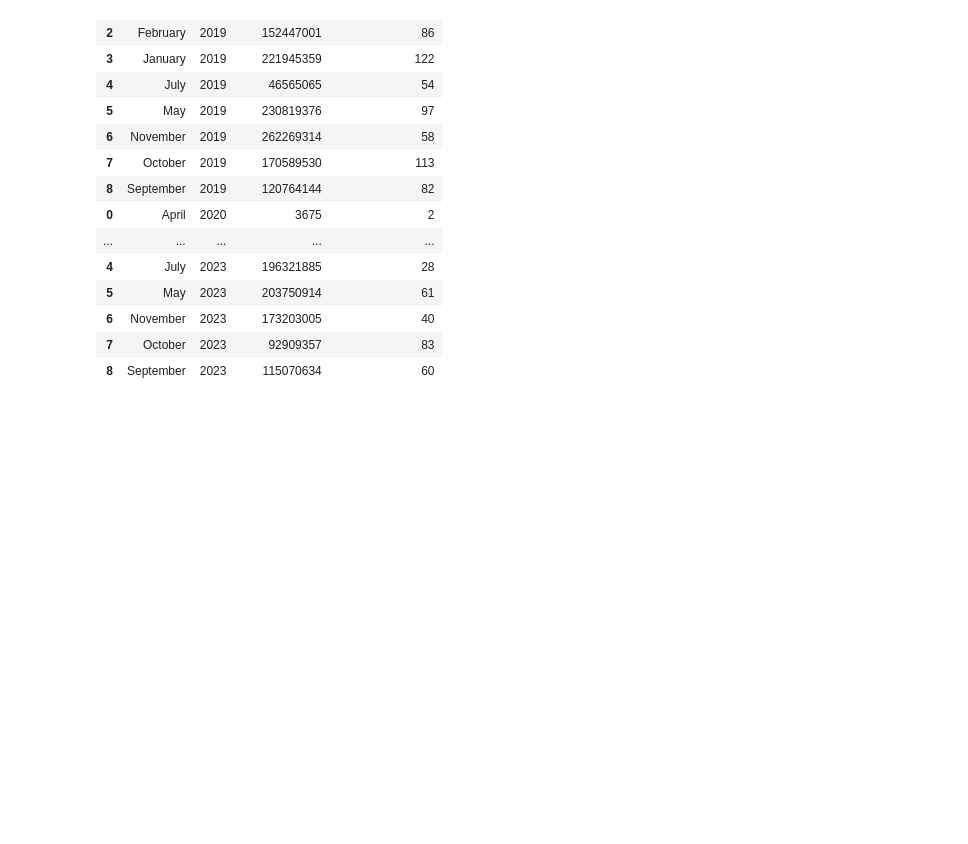
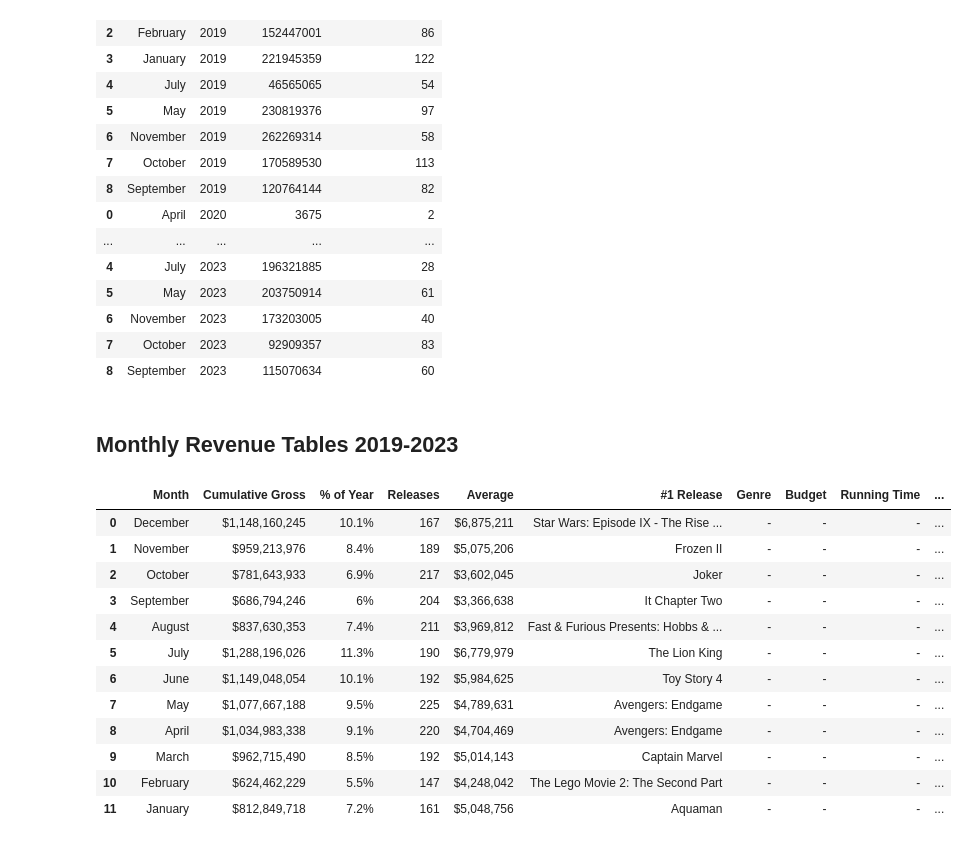
Before and after one commit to StarkArk/SnapCinema_2023, a Jupyter notebook: holidays_2019-2023_etl.ipynb, the cells around one changed output. Saved outputs shown, nothing was run; the diff lists cells and outputs as text; code cells hidden in the pictures; blank space fills up the shorter version.

```diff
--- a/holidays_2019-2023_etl.ipynb
+++ b/holidays_2019-2023_etl.ipynb
@@ -790,3 +790,42 @@ holiday_merged_df
 | 8 | September | 2023 | 115070634 | 60 |
 # %%
 holiday_merged_df.to_csv('master_holiday_monthly_revenue.csv')
+# %% [markdown]
+## Monthly Revenue Tables 2019-2023
+# %%
+import pandas as pd
+import numpy as np
+import requests
+from pathlib import Path
+import warnings
+warnings.filterwarnings('ignore')
+
+
+# Set target URLS for cleaning
+
+url_2019 = 'https://www.boxofficemojo.com/month/by-year/2019/?grossesOption=calendarGrosses'
+url_2020 = 'https://www.boxofficemojo.com/month/by-year/2020/?grossesOption=calendarGrosses'
+url_2021 = 'https://www.boxofficemojo.com/month/by-year/2021/?grossesOption=calendarGrosses'
+url_2022 = 'https://www.boxofficemojo.com/month/by-year/2022/?grossesOption=calendarGrosses'
+url_2023 = 'https://www.boxofficemojo.com/month/by-year/2023/?grossesOption=calendarGrosses'
+# %%
+# Grab 2019 table and put into Pandas
+
+response = requests.get(url_2019)
+table_19 = pd.read_html(response.text)
+table_2019 = table_19[0]
+table_2019
+# %% [output]
+|  | Month | Cumulative Gross | % of Year | Releases | Average | #1 Release | Genre | Budget | Running Time | ... |
+| 0 | December | $1,148,160,245 | 10.1% | 167 | $6,875,211 | Star Wars: Episode IX - The Rise ... | - | - | - | ... |
+| 1 | November | $959,213,976 | 8.4% | 189 | $5,075,206 | Frozen II | - | - | - | ... |
+| 2 | October | $781,643,933 | 6.9% | 217 | $3,602,045 | Joker | - | - | - | ... |
+| 3 | September | $686,794,246 | 6% | 204 | $3,366,638 | It Chapter Two | - | - | - | ... |
+| 4 | August | $837,630,353 | 7.4% | 211 | $3,969,812 | Fast & Furious Presents: Hobbs & ... | - | - | - | ... |
+| 5 | July | $1,288,196,026 | 11.3% | 190 | $6,779,979 | The Lion King | - | - | - | ... |
+| 6 | June | $1,149,048,054 | 10.1% | 192 | $5,984,625 | Toy Story 4 | - | - | - | ... |
+| 7 | May | $1,077,667,188 | 9.5% | 225 | $4,789,631 | Avengers: Endgame | - | - | - | ... |
+| 8 | April | $1,034,983,338 | 9.1% | 220 | $4,704,469 | Avengers: Endgame | - | - | - | ... |
+| 9 | March | $962,715,490 | 8.5% | 192 | $5,014,143 | Captain Marvel | - | - | - | ... |
+| 10 | February | $624,462,229 | 5.5% | 147 | $4,248,042 | The Lego Movie 2: The Second Part | - | - | - | ... |
+| 11 | January | $812,849,718 | 7.2% | 161 | $5,048,756 | Aquaman | - | - | - | ... |
```
Also changed, not shown: parts of 19 cells of this notebook.
